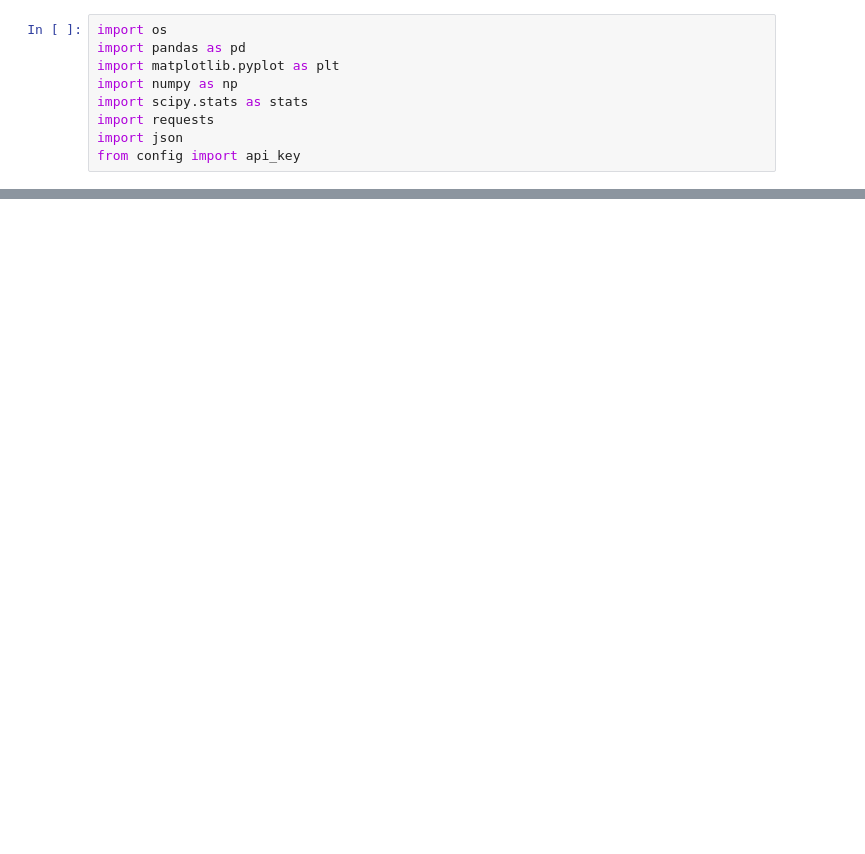
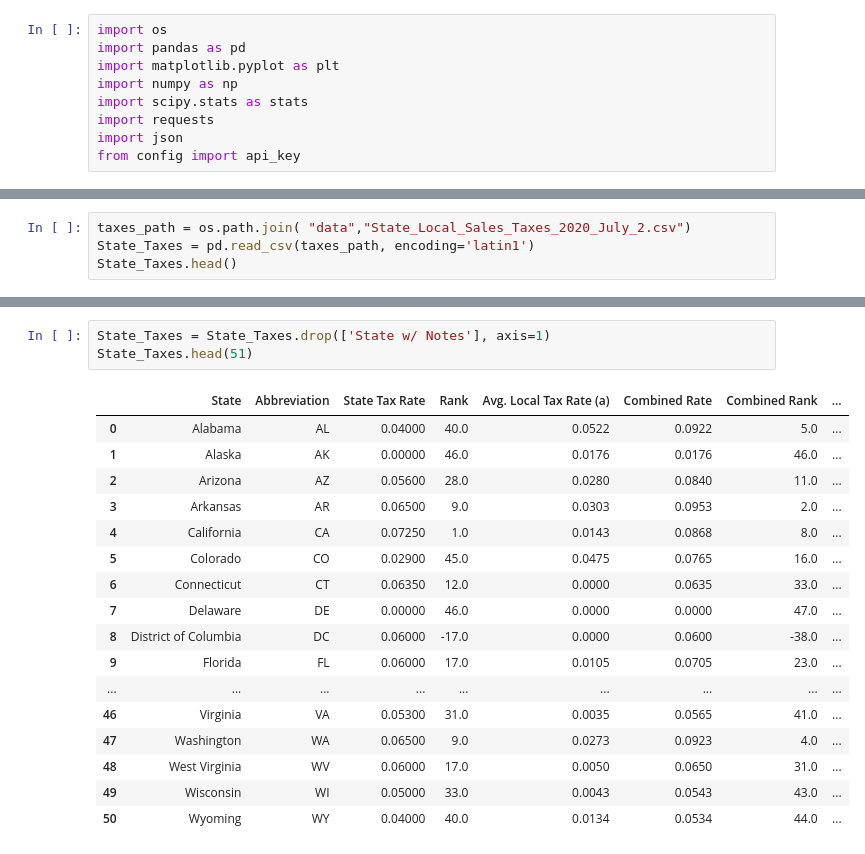
Before and after one commit to gpivaro/Project_1, a Jupyter notebook: Project_Notebook_API_KF.ipynb, the cells around one changed output, grey strips where cells are left out. Cells and saved outputs as stored; diff of their text form; blank space fills up the shorter version.

```diff
--- a/Project_Notebook_API_KF.ipynb
+++ b/Project_Notebook_API_KF.ipynb
@@ -89,0 +155,4 @@ elect_qua_sales_df.head(25)
+# %%
+taxes_path = os.path.join( "data","State_Local_Sales_Taxes_2020_July_2.csv")
+State_Taxes = pd.read_csv(taxes_path, encoding='latin1')
+State_Taxes.head()
@@ -89,0 +178,21 @@ elect_qua_sales_df.head(25)
+# %%
+State_Taxes = State_Taxes.drop(['State w/ Notes'], axis=1)
+State_Taxes.head(51)
+# %% [output]
+|  | State | Abbreviation | State Tax Rate | Rank | Avg. Local Tax Rate (a) | Combined Rate | Combined Rank | ... |
+| 0 | Alabama | AL | 0.04000 | 40.0 | 0.0522 | 0.0922 | 5.0 | ... |
+| 1 | Alaska | AK | 0.00000 | 46.0 | 0.0176 | 0.0176 | 46.0 | ... |
+| 2 | Arizona | AZ | 0.05600 | 28.0 | 0.0280 | 0.0840 | 11.0 | ... |
+| 3 | Arkansas | AR | 0.06500 | 9.0 | 0.0303 | 0.0953 | 2.0 | ... |
+| 4 | California | CA | 0.07250 | 1.0 | 0.0143 | 0.0868 | 8.0 | ... |
+| 5 | Colorado | CO | 0.02900 | 45.0 | 0.0475 | 0.0765 | 16.0 | ... |
+| 6 | Connecticut | CT | 0.06350 | 12.0 | 0.0000 | 0.0635 | 33.0 | ... |
+| 7 | Delaware | DE | 0.00000 | 46.0 | 0.0000 | 0.0000 | 47.0 | ... |
+| 8 | District of Columbia | DC | 0.06000 | -17.0 | 0.0000 | 0.0600 | -38.0 | ... |
+| 9 | Florida | FL | 0.06000 | 17.0 | 0.0105 | 0.0705 | 23.0 | ... |
+| ... | ... | ... | ... | ... | ... | ... | ... | ... |
+| 46 | Virginia | VA | 0.05300 | 31.0 | 0.0035 | 0.0565 | 41.0 | ... |
+| 47 | Washington | WA | 0.06500 | 9.0 | 0.0273 | 0.0923 | 4.0 | ... |
+| 48 | West Virginia | WV | 0.06000 | 17.0 | 0.0050 | 0.0650 | 31.0 | ... |
+| 49 | Wisconsin | WI | 0.05000 | 33.0 | 0.0043 | 0.0543 | 43.0 | ... |
+| 50 | Wyoming | WY | 0.04000 | 40.0 | 0.0134 | 0.0534 | 44.0 | ... |
```
Also changed, not shown: parts of 12 cells of this notebook.
